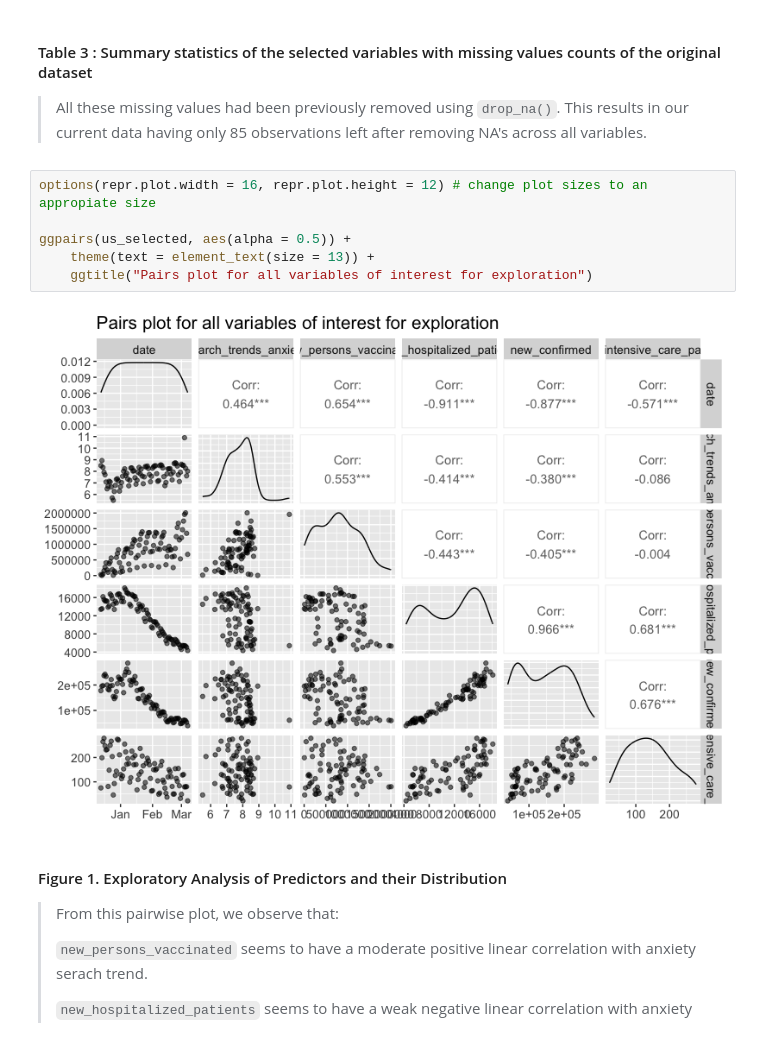
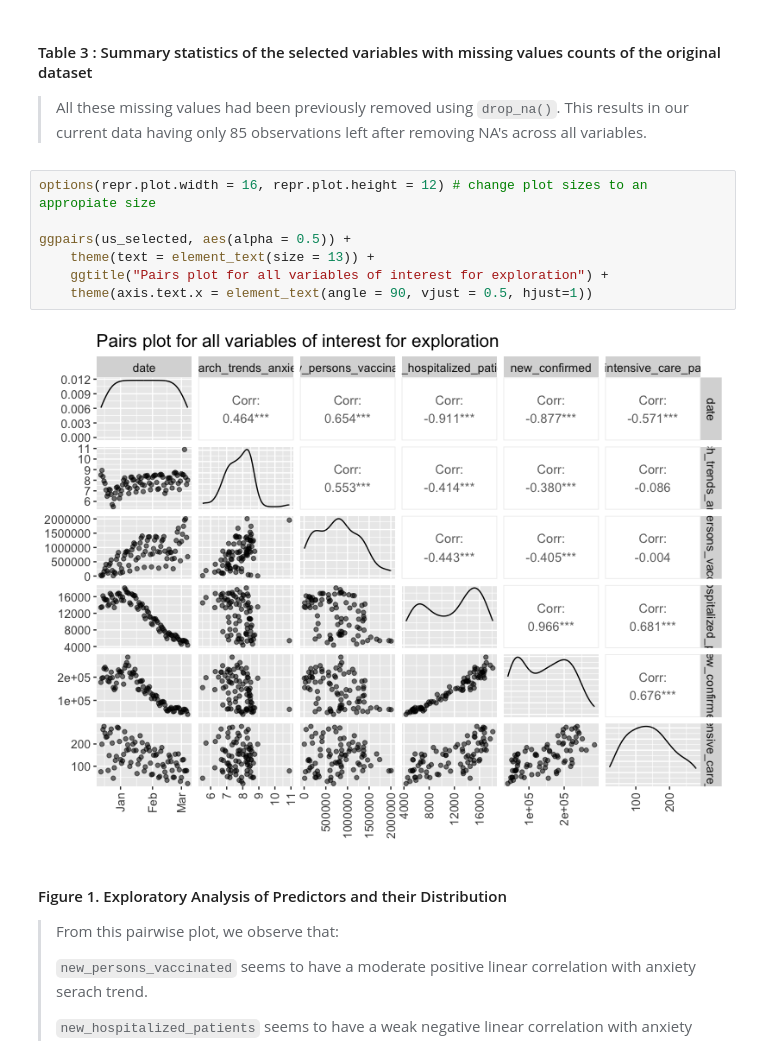
Before and after one commit to DSCI-310-2025/dsci-310-group-14, a Jupyter notebook: reports/covid_analysis.ipynb, the cells around one changed output. Cells and saved outputs as stored; diff of their text form.

```diff
--- a/reports/covid_analysis.ipynb
+++ b/reports/covid_analysis.ipynb
@@ -162,11 +133,12 @@ table_summary_final
 # %%
 options(repr.plot.width = 16, repr.plot.height = 12) # change plot sizes to an appropiate size
 
 ggpairs(us_selected, aes(alpha = 0.5)) +
     theme(text = element_text(size = 13)) +
-    ggtitle("Pairs plot for all variables of interest for exploration")
+    ggtitle("Pairs plot for all variables of interest for exploration") +
+    theme(axis.text.x = element_text(angle = 90, vjust = 0.5, hjust=1))
 # %% [output]
-[figure, old version]
+[figure, new version]
 # %% [markdown]
 <h4>Figure 1. Exploratory Analysis of Predictors and their Distribution</h4>
 
```
Also changed, not shown: parts of 11 cells of this notebook, 1 other file.
